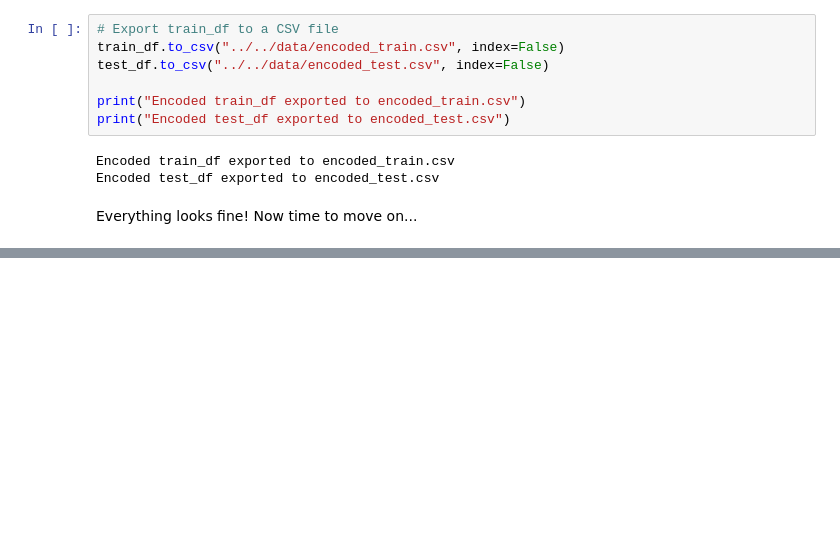
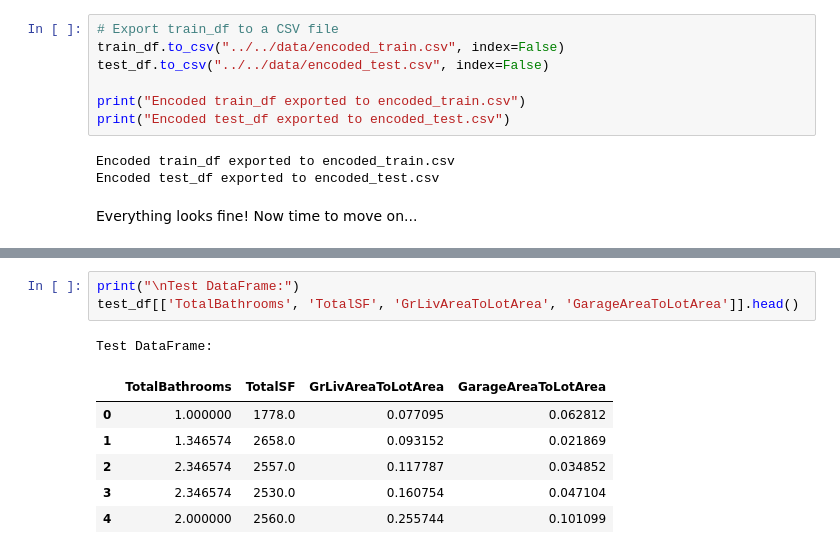
Before and after one commit to otuemre/HousePricingML, a Jupyter notebook: src/notebooks/NeuralNetworks.ipynb, the cells around one changed output, grey strips where cells are left out. Saved outputs shown, nothing was run; the diff lists cells and outputs as text; blank space fills up the shorter version.

```diff
--- a/src/notebooks/NeuralNetworks.ipynb
+++ b/src/notebooks/NeuralNetworks.ipynb
@@ -280,0 +367,11 @@ Everything looks fine! Now time to move on...
+# %%
+print("\nTest DataFrame:")
+test_df[['TotalBathrooms', 'TotalSF', 'GrLivAreaToLotArea', 'GarageAreaToLotArea']].head()
+# %% [output]
+Test DataFrame:
+|  | TotalBathrooms | TotalSF | GrLivAreaToLotArea | GarageAreaToLotArea |
+| 0 | 1.000000 | 1778.0 | 0.077095 | 0.062812 |
+| 1 | 1.346574 | 2658.0 | 0.093152 | 0.021869 |
+| 2 | 2.346574 | 2557.0 | 0.117787 | 0.034852 |
+| 3 | 2.346574 | 2530.0 | 0.160754 | 0.047104 |
+| 4 | 2.000000 | 2560.0 | 0.255744 | 0.101099 |
```
Also changed, not shown: parts of 14 cells of this notebook.
